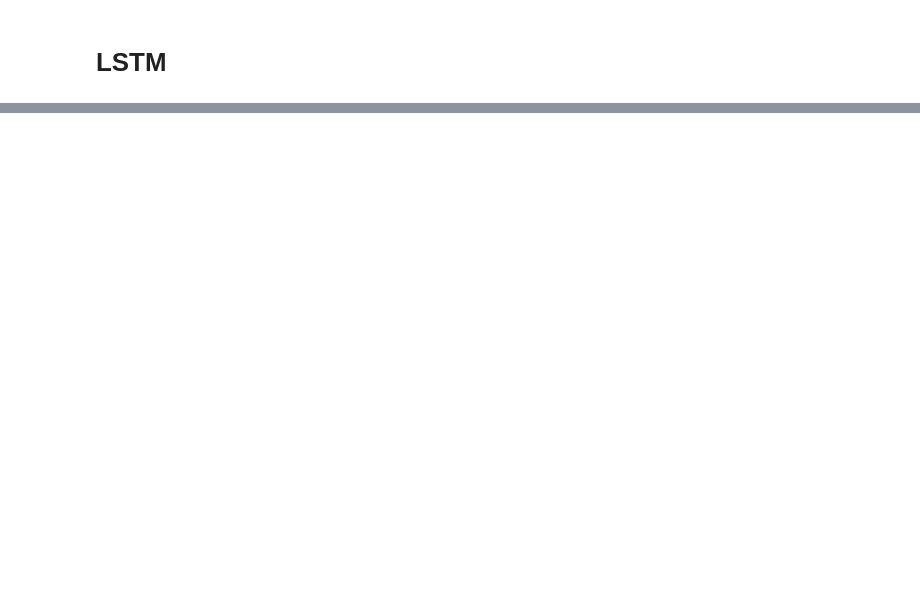
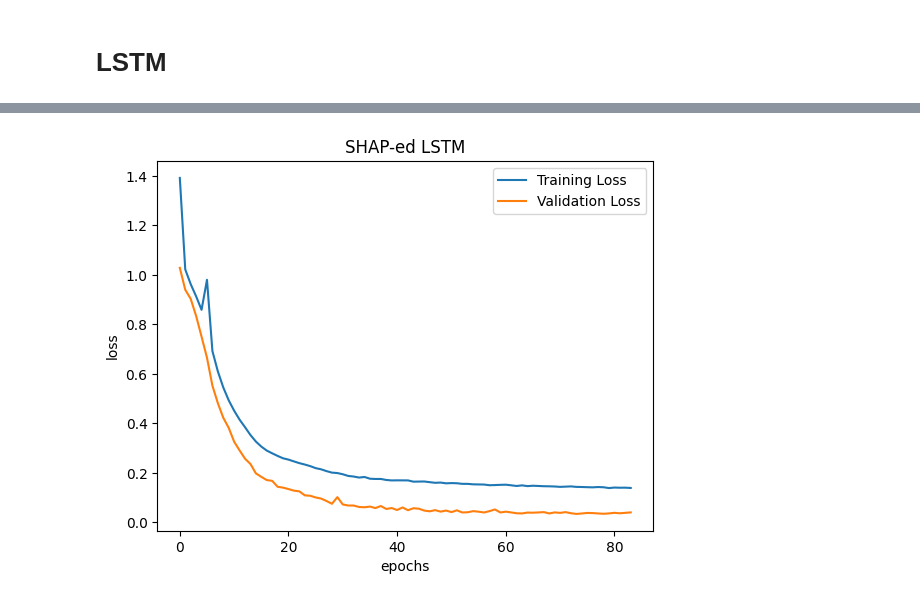
Before and after one commit to xoyeon/FDS, a Jupyter notebook: lstm-selected_Shap.ipynb, the cells around one changed output, grey strips where cells are left out. Cells and saved outputs as stored; diff of their text form; code cells hidden in the pictures; blank space fills up the shorter version.

```diff
--- a/lstm-selected_Shap.ipynb
+++ b/lstm-selected_Shap.ipynb
@@ -13,4 +13,5 @@ data.head()
 | 4 | 0:00:48 | -1.158233 | 0.877737 | 1.548718 | 0.403034 | -0.407193 | 0.095921 | 0.592941 | -0.270533 | 0.817739 | ... | ... |
 5 rows × 31 columns
 # %%
-df = data[['']]
+data.set_index('Time', inplace=True)
+data
@@ -16,0 +35,3 @@ df = data[['']]
+# %%
+df = data[['V1','V2','V3','V4','V7','V9','V10','V11','V12','V14','V16','V17','V18','V19','Amount','Class']]
+df
@@ -19,8 +55,8 @@ df = data[['']]
 # %%
 from sklearn.model_selection import train_test_split
 # %%
-features = data.values
-labels = np.array(data.pop('Class'))
+features = df.values
+labels = np.array(df.pop('Class'))
 # %%
 X_train, X_test, y_train, y_test = train_test_split(features, labels,
                                                     test_size=0.5, random_state=0, stratify=labels)
@@ -88,7 +124,13 @@ Epoch 46/100
 # %%
+from matplotlib import pyplot as plt
 plt.plot(history.history["loss"], label="Training Loss")
 plt.plot(history.history["val_loss"], label="Validation Loss")
 plt.legend()
+plt.title("SHAP-ed LSTM")
+plt.xlabel('epochs')
+plt.ylabel('loss')
 plt.show()
+# %% [output]
+[figure, added]
 # %%
 X_train_pred = model.predict(X_train)
```
Also changed, not shown: parts of 21 cells of this notebook.
